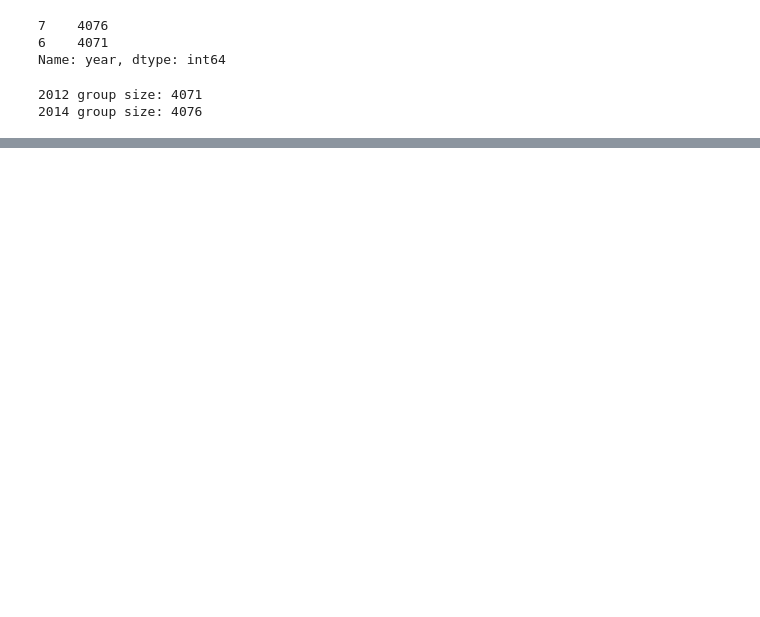
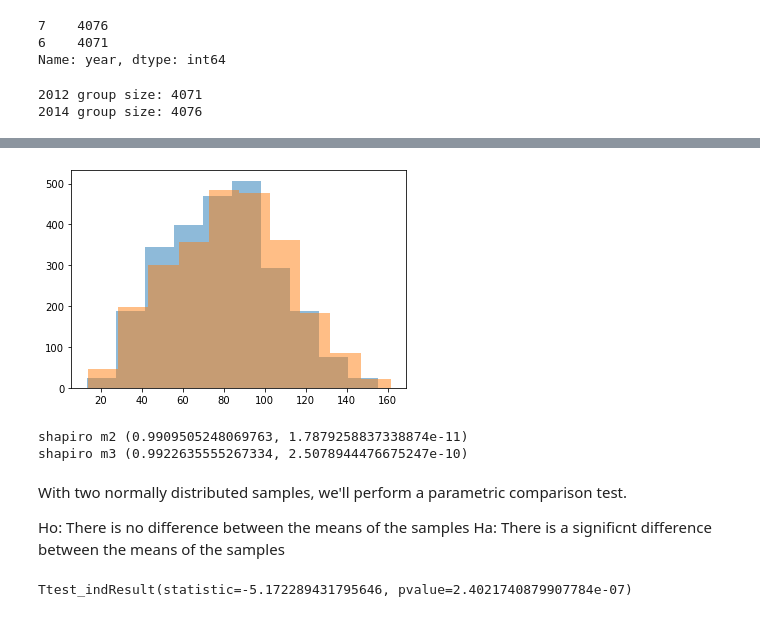
Before and after one commit to cobyoram/python-for-data-scientists, a Jupyter notebook: beyond-a-b-testing.ipynb, the cells around one changed output, grey strips where cells are left out. Cells and saved outputs as stored; diff of their text form; code cells hidden in the pictures; blank space fills up the shorter version.

```diff
--- a/beyond-a-b-testing.ipynb
+++ b/beyond-a-b-testing.ipynb
@@ -64,0 +167,2 @@ The distributions look nearly identical
+# %%
+rfft = pd.read_csv('https://tf-assets-prod.s3.amazonaws.com/tf-curric/data-science/rfft.csv')
@@ -64,0 +214,22 @@ The distributions look nearly identical
+# %%
+m2 = rfft.loc[rfft['Measurement'] == 'Measurement 2 (2006-2008)']
+m3 = rfft.loc[rfft['Measurement'] == 'Measurement 3 (2008-2012)']
+# %%
+plt.hist(m2.Unique, alpha=.5)
+plt.hist(m3.Unique, alpha=.5)
+plt.show()
+print('shapiro m2', stats.shapiro(m2.Unique))
+print('shapiro m3', stats.shapiro(m3.Unique))
+# %% [output]
+[figure, added]
+shapiro m2 (0.9909505248069763, 1.7879258837338874e-11)
+shapiro m3 (0.9922635555267334, 2.5078944476675247e-10)
+# %% [markdown]
+With two normally distributed samples, we'll perform a parametric comparison test.
+
+Ho: There is no difference between the means of the samples
+Ha: There is a significnt difference between the means of the samples
+# %%
+stats.ttest_ind(m2.Unique, m3.Unique)
+# %% [output]
+Ttest_indResult(statistic=-5.172289431795646, pvalue=2.4021740879907784e-07)
```
Also changed, not shown: parts of 35 cells of this notebook.
